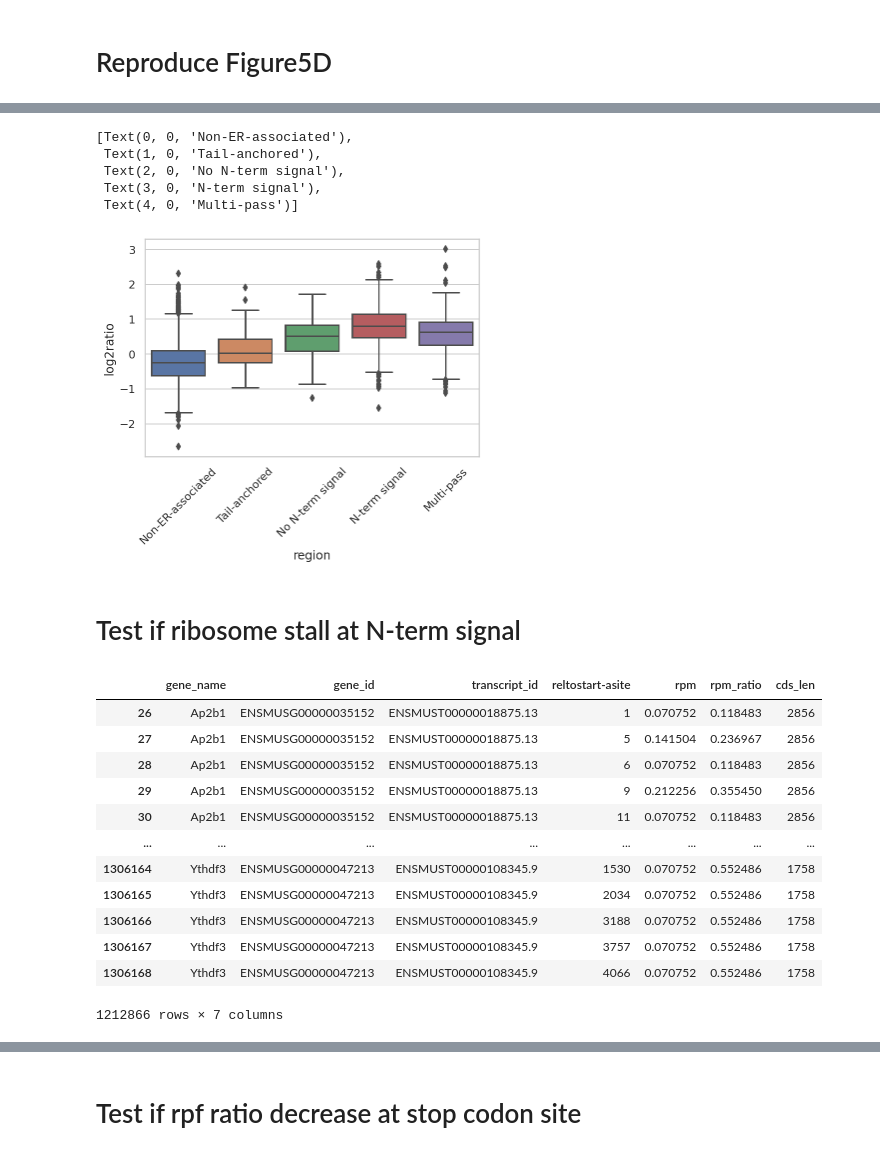
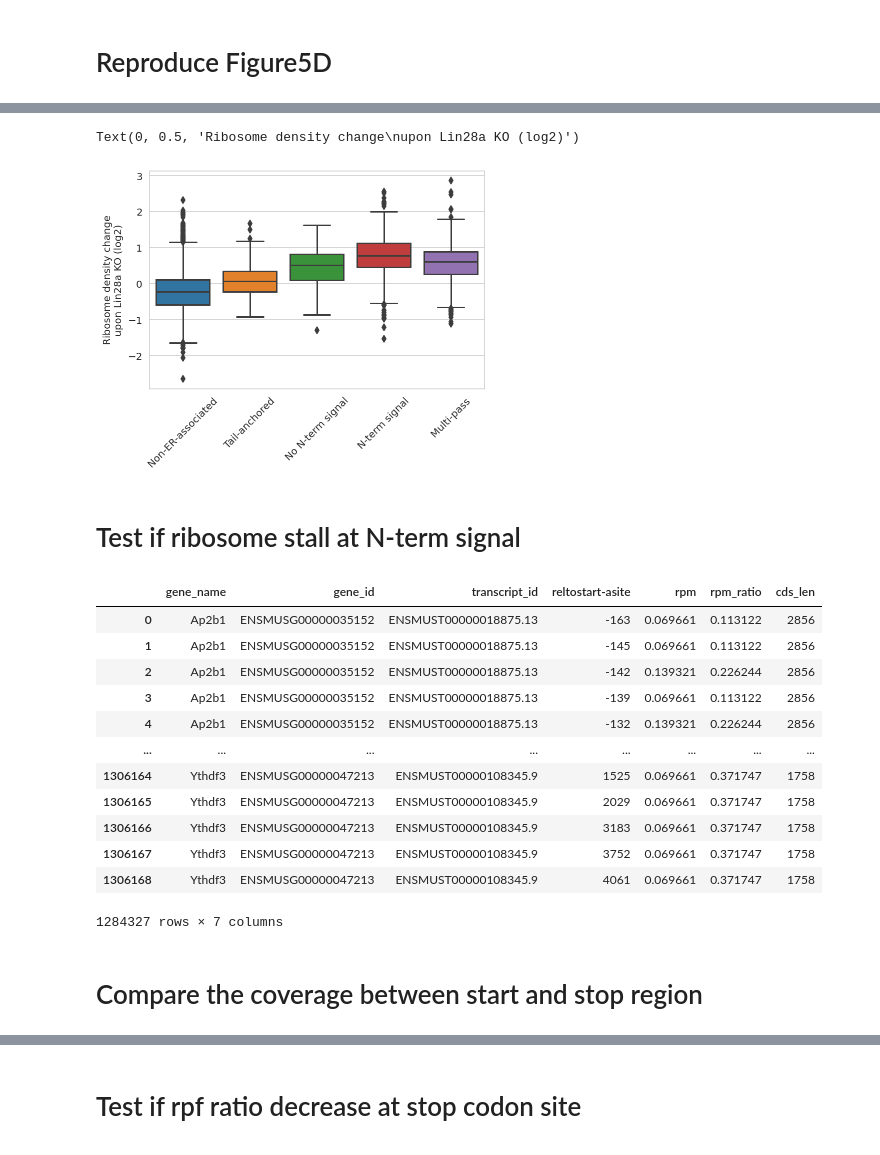
Before and after one commit to junsoopablo/bioinfo2_project, a Jupyter notebook: self_proj/riboseq_depth_change.ipynb, the cells around one changed output, grey strips where cells are left out. Drawn from its saved outputs; the diff is of its cells as text; code cells hidden in the pictures.

Commit message:
translation at start codon

```diff
--- a/self_proj/riboseq_depth_change.ipynb
+++ b/self_proj/riboseq_depth_change.ipynb
@@ -281,12 +281,14 @@ peakmid_dic = {k:v for k,v in peakmid_dic.items() if len(v)>0}
 # %% [markdown]
 # Select highly expressing genes
 # %%
+# startcodon에서 enrich되는 peak을 보니깐 +13 nt offset으로 예상됨
+
 def select_highly_expressing_genes(file):
     rpf_all = pd.read_csv(file, sep='\t', names=['transcript_id','start','end','count'])
     # select representative isoforms
     rpf_all = pd.merge(rpf_all, codinglengths_gene, on='transcript_id', how='inner')
-    rpf_all['reltostart-asite'] = rpf_all['start'] - rpf_all['utr5'] + 18
-    rpf_all = rpf_all.loc[rpf_all['reltostart-asite']>0]
+    rpf_all['reltostart-asite'] = rpf_all['start'] - rpf_all['utr5'] + 13
+    # rpf_all = rpf_all.loc[rpf_all['reltostart-asite']>0]
     # select highly expressing genes
     rpf = rpf_all.groupby(['gene_name','transcript_id']).sum().sort_values(by='count', ascending=False)[['count']].reset_index()
     total_read = rpf['count'].sum()
@@ -370,14 +390,12 @@ merge_df
 # %%
-sns.set_style("whitegrid")
+# sns.set_style("whitegrid")
 
 g = sns.boxplot(data=merge_df, x='region', y='log2ratio', order=['Non-ER-associated','Tail-anchored','No N-term signal','N-term signal','Multi-pass'])
 g.set_xticklabels(g.get_xticklabels(), rotation=45)
+g.set_xlabel('')
+g.set_ylabel('Ribosome density change\nupon Lin28a KO (log2)')
 # %% [output]
-[Text(0, 0, 'Non-ER-associated'),
- Text(1, 0, 'Tail-anchored'),
- Text(2, 0, 'No N-term signal'),
- Text(3, 0, 'N-term signal'),
- Text(4, 0, 'Multi-pass')]
+Text(0, 0.5, 'Ribosome density change\nupon Lin28a KO (log2)')
-[figure, old version]
+[figure, new version]
 # %% [markdown]
 # Test if ribosome stall at N-term signal
@@ -396,15 +421,17 @@ siLuc_df['cds_len'] = siLuc_df['transcript_id'].map(cdslen_dic)
 siLin28a_df
 # %% [output]
 |  | gene_name | gene_id | transcript_id | reltostart-asite | rpm | rpm_ratio | cds_len |
-| 26 | Ap2b1 | ENSMUSG00000035152 | ENSMUST00000018875.13 | 1 | 0.070752 | 0.118483 | 2856 |
-| 27 | Ap2b1 | ENSMUSG00000035152 | ENSMUST00000018875.13 | 5 | 0.141504 | 0.236967 | 2856 |
-| 28 | Ap2b1 | ENSMUSG00000035152 | ENSMUST00000018875.13 | 6 | 0.070752 | 0.118483 | 2856 |
-| 29 | Ap2b1 | ENSMUSG00000035152 | ENSMUST00000018875.13 | 9 | 0.212256 | 0.355450 | 2856 |
-| 30 | Ap2b1 | ENSMUSG00000035152 | ENSMUST00000018875.13 | 11 | 0.070752 | 0.118483 | 2856 |
+| 0 | Ap2b1 | ENSMUSG00000035152 | ENSMUST00000018875.13 | -163 | 0.069661 | 0.113122 | 2856 |
+| 1 | Ap2b1 | ENSMUSG00000035152 | ENSMUST00000018875.13 | -145 | 0.069661 | 0.113122 | 2856 |
+| 2 | Ap2b1 | ENSMUSG00000035152 | ENSMUST00000018875.13 | -142 | 0.139321 | 0.226244 | 2856 |
+| 3 | Ap2b1 | ENSMUSG00000035152 | ENSMUST00000018875.13 | -139 | 0.069661 | 0.113122 | 2856 |
+| 4 | Ap2b1 | ENSMUSG00000035152 | ENSMUST00000018875.13 | -132 | 0.139321 | 0.226244 | 2856 |
 | ... | ... | ... | ... | ... | ... | ... | ... |
-| 1306164 | Ythdf3 | ENSMUSG00000047213 | ENSMUST00000108345.9 | 1530 | 0.070752 | 0.552486 | 1758 |
-| 1306165 | Ythdf3 | ENSMUSG00000047213 | ENSMUST00000108345.9 | 2034 | 0.070752 | 0.552486 | 1758 |
-| 1306166 | Ythdf3 | ENSMUSG00000047213 | ENSMUST00000108345.9 | 3188 | 0.070752 | 0.552486 | 1758 |
-| 1306167 | Ythdf3 | ENSMUSG00000047213 | ENSMUST00000108345.9 | 3757 | 0.070752 | 0.552486 | 1758 |
-| 1306168 | Ythdf3 | ENSMUSG00000047213 | ENSMUST00000108345.9 | 4066 | 0.070752 | 0.552486 | 1758 |
+| 1306164 | Ythdf3 | ENSMUSG00000047213 | ENSMUST00000108345.9 | 1525 | 0.069661 | 0.371747 | 1758 |
+| 1306165 | Ythdf3 | ENSMUSG00000047213 | ENSMUST00000108345.9 | 2029 | 0.069661 | 0.371747 | 1758 |
+| 1306166 | Ythdf3 | ENSMUSG00000047213 | ENSMUST00000108345.9 | 3183 | 0.069661 | 0.371747 | 1758 |
+| 1306167 | Ythdf3 | ENSMUSG00000047213 | ENSMUST00000108345.9 | 3752 | 0.069661 | 0.371747 | 1758 |
+| 1306168 | Ythdf3 | ENSMUSG00000047213 | ENSMUST00000108345.9 | 4061 | 0.069661 | 0.371747 | 1758 |
-1212866 rows × 7 columns
+1284327 rows × 7 columns
+# %% [markdown]
+# Compare the coverage between start and stop region
```
Also changed, not shown: parts of 37 cells of this notebook, 1 other file.
